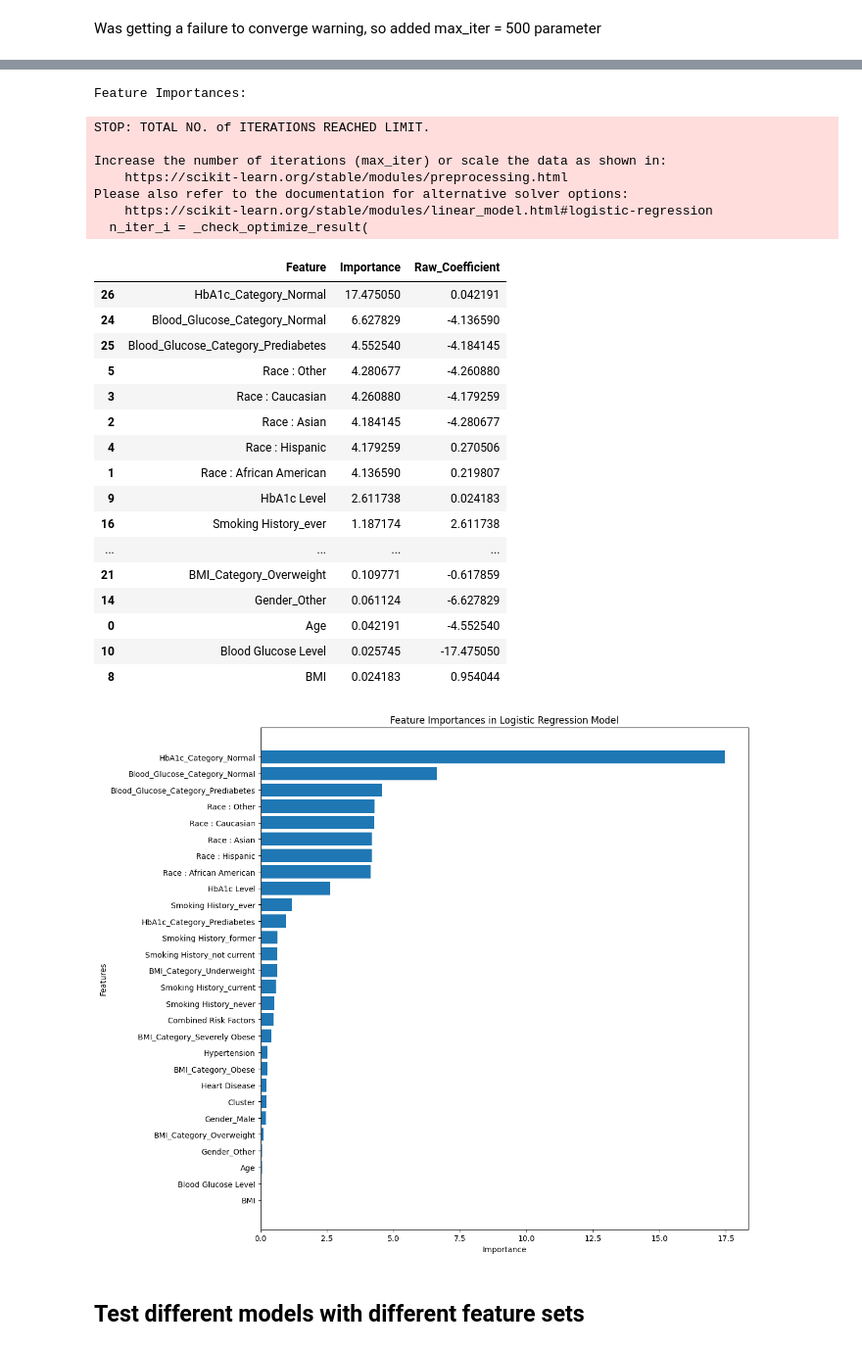
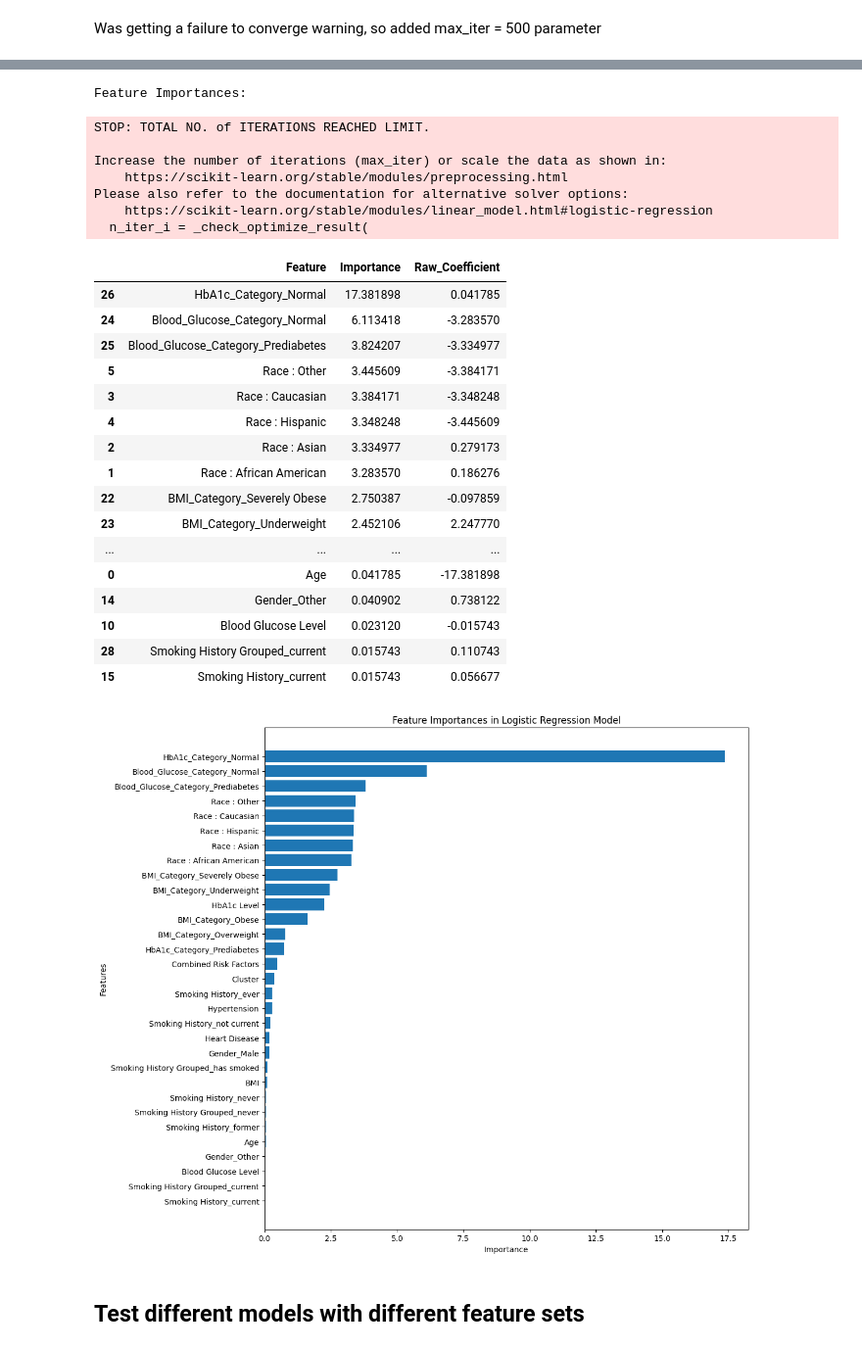
Before and after one commit to piiop/group-project-2, a Jupyter notebook: model testing.ipynb, the cells around one changed output, grey strips where cells are left out. Shown at 98% size. Saved outputs shown, nothing was run; the diff lists cells and outputs as text; code cells hidden in the pictures.

```diff
--- a/model testing.ipynb
+++ b/model testing.ipynb
@@ -432,8 +432,9 @@ numerical_features = ['Year', 'Age', 'Race : African American',
                     'Hypertension', 'Heart Disease',
                     'BMI', 'HbA1c Level', 'Blood Glucose Level',
                     'Diabetes', 'Combined Risk Factors',
-                    'Cluster']
-categorical_features = ['Gender', 'Location', 'Smoking History', 'BMI_Category', 'Blood_Glucose_Category', 'HbA1c_Category']
+                    'Cluster'
+                    ]
+categorical_features = ['Gender', 'Location', 'Smoking History', 'BMI_Category', 'Blood_Glucose_Category', 'HbA1c_Category','Smoking History Grouped']
 
 # Correlation heatmap for numerical features
 correlation = df[numerical_features + ['Diabetes']].corr()
@@ -487,49 +488,49 @@ feature_importance_df = pd.DataFrame({'Feature': feature_names, 'Importance': im
 # Sort the dataframe by importance in descending order
 feature_importance_df = feature_importance_df.sort_values('Importance', ascending=False)
 
 raw_coefficients = lr_model.coef_[0]
 feature_importance_df['Raw_Coefficient'] = raw_coefficients
 
 # Display the feature importances
 print("Feature Importances:")
 display(feature_importance_df)
 
 # Plot feature importances
 plt.figure(figsize=(12, 10))
 plt.barh(feature_importance_df['Feature'][::-1], feature_importance_df['Importance'][::-1])
 plt.xlabel('Importance')
 plt.ylabel('Features')
 plt.title('Feature Importances in Logistic Regression Model')
 plt.tight_layout()
 plt.show()
 # %% [output]
 [figure]
 Feature Importances:
 STOP: TOTAL NO. of ITERATIONS REACHED LIMIT.
 
 Increase the number of iterations (max_iter) or scale the data as shown in:
     https://scikit-learn.org/stable/modules/preprocessing.html
 Please also refer to the documentation for alternative solver options:
     https://scikit-learn.org/stable/modules/linear_model.html#logistic-regression
   n_iter_i = _check_optimize_result(
 |  | Feature | Importance | Raw_Coefficient |
-| 26 | HbA1c_Category_Normal | 17.475050 | 0.042191 |
-| 24 | Blood_Glucose_Category_Normal | 6.627829 | -4.136590 |
-| 25 | Blood_Glucose_Category_Prediabetes | 4.552540 | -4.184145 |
-| 5 | Race : Other | 4.280677 | -4.260880 |
-| 3 | Race : Caucasian | 4.260880 | -4.179259 |
-| 2 | Race : Asian | 4.184145 | -4.280677 |
-| 4 | Race : Hispanic | 4.179259 | 0.270506 |
-| 1 | Race : African American | 4.136590 | 0.219807 |
-| 9 | HbA1c Level | 2.611738 | 0.024183 |
-| 16 | Smoking History_ever | 1.187174 | 2.611738 |
+| 26 | HbA1c_Category_Normal | 17.381898 | 0.041785 |
+| 24 | Blood_Glucose_Category_Normal | 6.113418 | -3.283570 |
+| 25 | Blood_Glucose_Category_Prediabetes | 3.824207 | -3.334977 |
+| 5 | Race : Other | 3.445609 | -3.384171 |
+| 3 | Race : Caucasian | 3.384171 | -3.348248 |
+| 4 | Race : Hispanic | 3.348248 | -3.445609 |
+| 2 | Race : Asian | 3.334977 | 0.279173 |
+| 1 | Race : African American | 3.283570 | 0.186276 |
+| 22 | BMI_Category_Severely Obese | 2.750387 | -0.097859 |
+| 23 | BMI_Category_Underweight | 2.452106 | 2.247770 |
 | ... | ... | ... | ... |
-| 21 | BMI_Category_Overweight | 0.109771 | -0.617859 |
-| 14 | Gender_Other | 0.061124 | -6.627829 |
-| 0 | Age | 0.042191 | -4.552540 |
-| 10 | Blood Glucose Level | 0.025745 | -17.475050 |
-| 8 | BMI | 0.024183 | 0.954044 |
+| 0 | Age | 0.041785 | -17.381898 |
+| 14 | Gender_Other | 0.040902 | 0.738122 |
+| 10 | Blood Glucose Level | 0.023120 | -0.015743 |
+| 28 | Smoking History Grouped_current | 0.015743 | 0.110743 |
+| 15 | Smoking History_current | 0.015743 | 0.056677 |
-[figure, old version]
+[figure, new version]
 # %% [markdown]
 ## Test different models with different feature sets
 # %%
```
Also changed, not shown: parts of 38 cells of this notebook, 7 other files.
